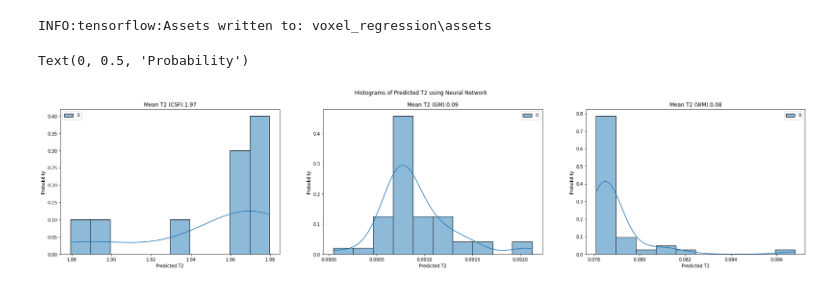
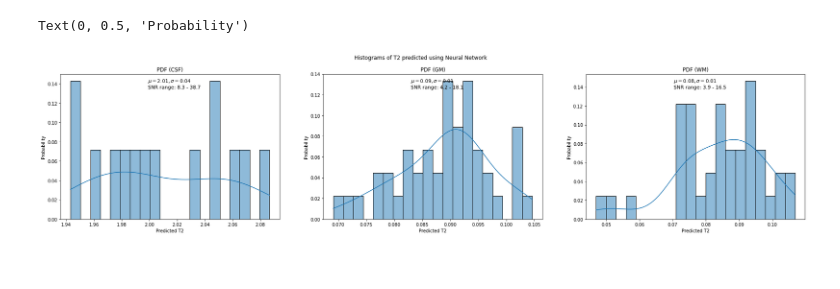
Before and after one commit to yv17/MRI-Deep-Learning, a Jupyter notebook: voxel_reg.ipynb, the cells around one changed output. Saved outputs shown, nothing was run; the diff lists cells and outputs as text; code cells hidden in the pictures.

```diff
--- a/voxel_reg.ipynb
+++ b/voxel_reg.ipynb
@@ -47,19 +48,22 @@ def monte_carlo(data):
 
     # PLANET
     if data.shape[1] == 6:
+        predicted_t2 = np.zeros((len(data),1))
         TR = 3e-3 # TR = relaxation time
         npcs = 6  # npcs = no. of phase cycles,
         B0 = 3   # B0 =main magnetic field
         alpha = np.deg2rad(30) # alpha = flip angle
         pcs = np.linspace(0, 2*np.pi, npcs, endpoint=False)
-        _, _,predicted_t2 = planet(data, alpha=alpha, TR=TR, T1_guess=0.5, pcs=pcs, compute_df=False)
+        for i in range(len(data)):
+            _, _,predicted_t2[i] = planet(data[i], alpha=alpha, TR=TR, T1_guess=2, pcs=pcs, compute_df=False)
 
-    for i in range(len(predicted_t2)):
-        result = result + predicted_t2[i]
-        pdf.append(result/(i+1)) #append result of each iteration to the empty list
+    # for i in range(len(predicted_t2)):
+    #     result = result + predicted_t2[i]
+    #     pdf.append(result/(i+1)) #append result of each iteration to the empty list
 
-    pdf  = np.asarray(pdf)
-    return result/len(data), pdf
+    #pdf  = np.asarray(pdf)
+
+    return predicted_t2.mean(), predicted_t2.std(), predicted_t2
 # %%
 # Load voxel and ground truth t2 data
 voxel_train = np.load('voxel_train.npy')
@@ -156,9 +164,7 @@ Test MSE: 0.00047329318476840854
 # %%
 # Save or load trained model
-model.save('voxel_regression');
-#model = tf.keras.models.load_model('voxel_regression')
+#model.save('voxel_regression');
+model = tf.keras.models.load_model('voxel_regression');
-# %% [output]
-INFO:tensorflow:Assets written to: voxel_regression\assets
 # %%
 # Split testing data into corresponding tissues
 csf_test, gm_test, wm_test = split_t2_tissues(voxel_test)
@@ -171,27 +180,41 @@ new_csf_test, new_gm_test, new_wm_test = split_t2_tissues(new_voxel_test)
 # %%
 # Neural network : Monte Carlo
-mean_csf_t2, csf_pdf = monte_carlo(new_csf_test)
-mean_gm_t2, gm_pdf = monte_carlo(new_gm_test)
-mean_wm_t2, wm_pdf = monte_carlo(new_wm_test)
+mean_csf_t2, std_csf_t2, csf_pdf = monte_carlo(new_csf_test)
+mean_gm_t2, std_gm_t2, gm_pdf = monte_carlo(new_gm_test)
+mean_wm_t2, std_wm_t2, wm_pdf = monte_carlo(new_wm_test)
 
 # Plotting of histograms
-bins = 10
+snr_data = np.load('snr_train.npy')
+s = '\n'
+csf_str = s.join(['$\mu = %.2f , \sigma = %.2f$'%(mean_csf_t2,std_csf_t2), 'SNR range: %.1f - %.1f'%(snr_data[0],snr_data[1])])
+gm_str = s.join(['$\mu = %.2f , \sigma = %.2f$'%(mean_gm_t2,std_gm_t2), 'SNR range: %.1f - %.1f'%(snr_data[2],snr_data[3])])
+wm_str = s.join(['$\mu = %.2f , \sigma = %.2f$'%(mean_wm_t2,std_wm_t2), 'SNR range: %.1f - %.1f'%(snr_data[4],snr_data[5])])
+textbox_height = 0.9
+textbox_width  = 0.4
+bins = 20
+
 fig, (ax1, ax2, ax3) = plt.subplots(1, 3, figsize=(30, 6))
-fig.suptitle('Histograms of Predicted T2 using Neural Network')
-sns.histplot(data=csf_pdf, bins=bins, stat='probability', kde=True, ax=ax1)
-ax1.set_title('Mean T2 (CSF):%.2f' %mean_csf_t2)
+fig.suptitle('Histograms of T2 predicted using Neural Network')
+# CSF
+sns.histplot(data=csf_pdf, bins=bins, stat='probability', legend=False, kde=True, ax=ax1)
+ax1.set_title('PDF (CSF)')
+ax1.text(textbox_width, textbox_height,csf_str,fontsize=11,transform=ax1.transAxes)
 ax1.set_xlabel('Predicted T2')
 ax1.set_ylabel('Probability')
 
-sns.histplot(data=gm_pdf, bins=bins, stat='probability', kde=True, ax=ax2)
-ax2.set_title('Mean T2 (GM):%.2f' %mean_gm_t2)
+# GM
+sns.histplot(data=gm_pdf, bins=bins, stat='probability', legend=False, kde=True, ax=ax2)
+ax2.set_title('PDF (GM)')
+ax2.text(textbox_width, textbox_height,gm_str,fontsize=11,transform=ax2.transAxes)
 ax2.set_xlabel('Predicted T2')
 ax2.set_ylabel('Probability')
 
-sns.histplot(data=wm_pdf, bins=bins, stat='probability', kde=True, ax=ax3)
-ax3.set_title('Mean T2 (WM):%.2f' %mean_wm_t2)
+# WM
+sns.histplot(data=wm_pdf, bins=bins, stat='probability', legend=False, kde=True, ax=ax3)
+ax3.set_title('PDF (WM)')
+ax3.text(textbox_width, textbox_height,wm_str,fontsize=11,transform=ax3.transAxes)
 ax3.set_xlabel('Predicted T2')
 ax3.set_ylabel('Probability')
 # %% [output]
 Text(0, 0.5, 'Probability')
-[figure, old version]
+[figure, new version]
```
Also changed, not shown: parts of 6 cells of this notebook, 10 other files.
